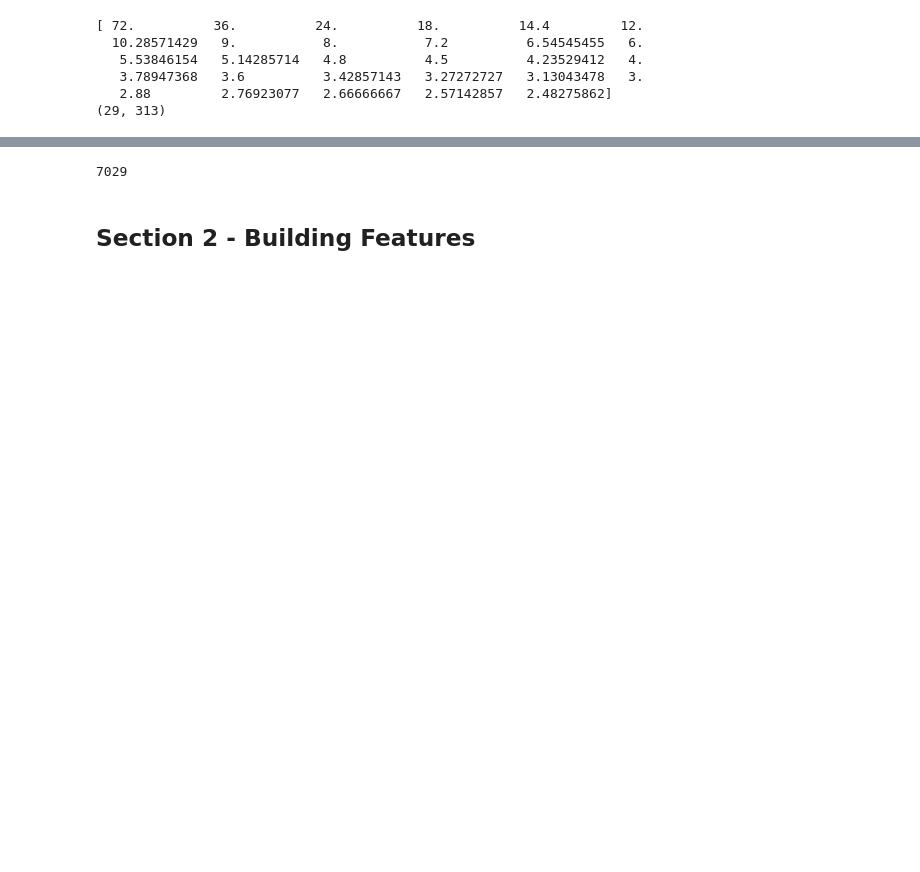
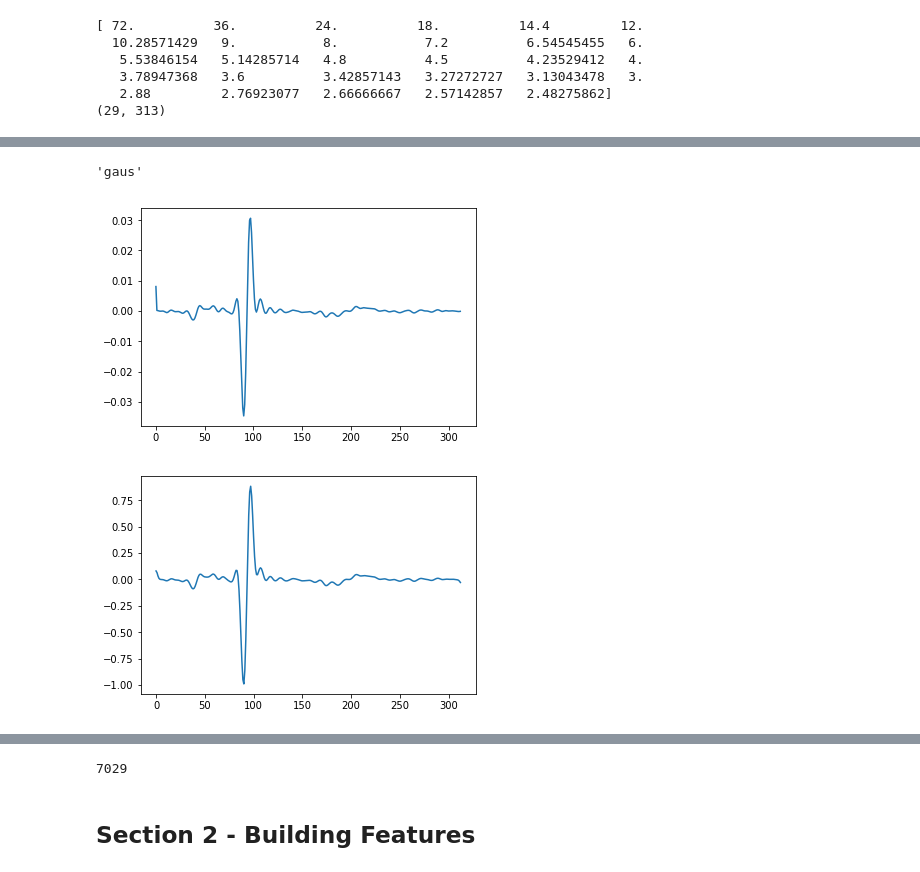
Before and after one commit to cx1111/beat-classifier, a Jupyter notebook: analysis/1-wavelets.ipynb, the cells around one changed output, grey strips where cells are left out. Cells and saved outputs as stored; diff of their text form; code cells hidden in the pictures; blank space fills up the shorter version.

```diff
--- a/analysis/1-wavelets.ipynb
+++ b/analysis/1-wavelets.ipynb
@@ -203,0 +229,18 @@ plt.show()
+# %%
+wavelet.short_family_name
+# %% [output]
+'gaus'
+# %%
+l = 2
+result = convolve(n_beats[0][:, 0], np.conj(wavelet.wavefun(level=l)[0]), mode='same') / l**0.5
+
+plt.figure()
+plt.plot(-result)
+plt.show()
+
+plt.figure()
+plt.plot(coef[1,:])
+plt.show()
+# %% [output]
+[figure, added]
+[figure, added]
```
Also changed, not shown: parts of 27 cells of this notebook, 1 other file.
